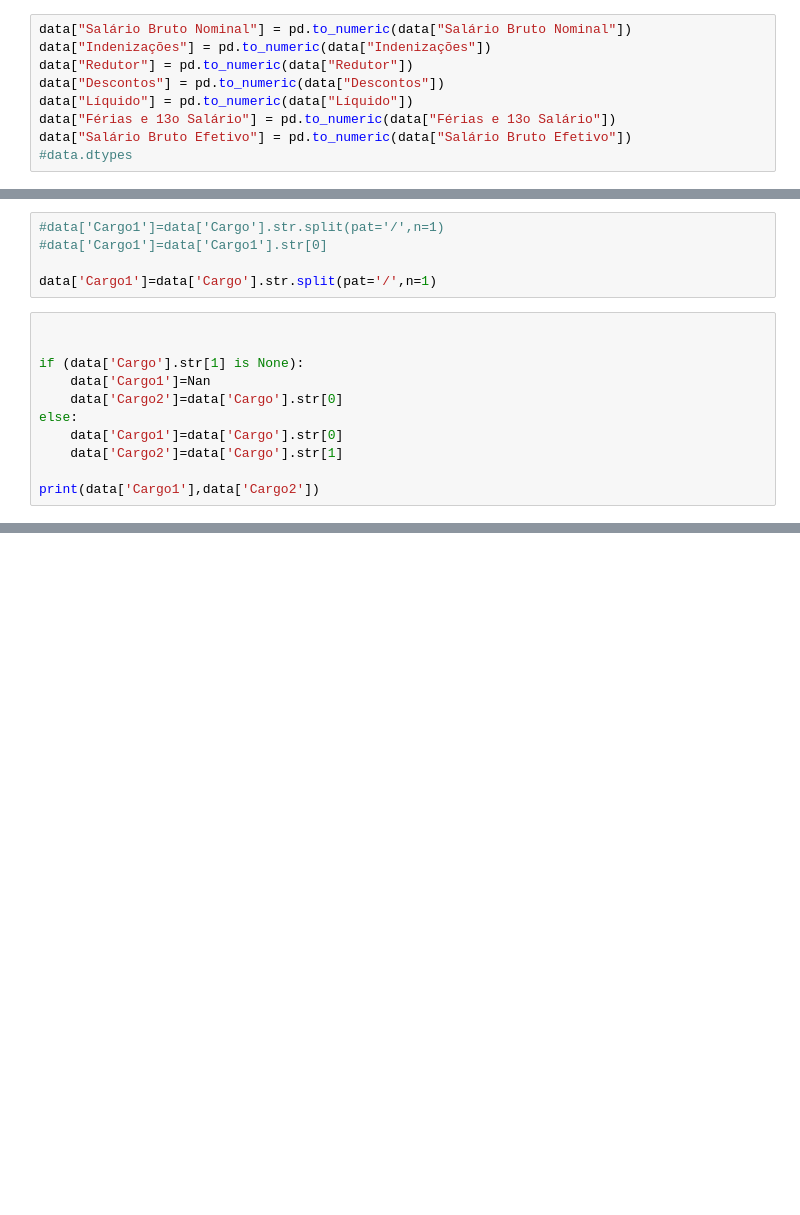
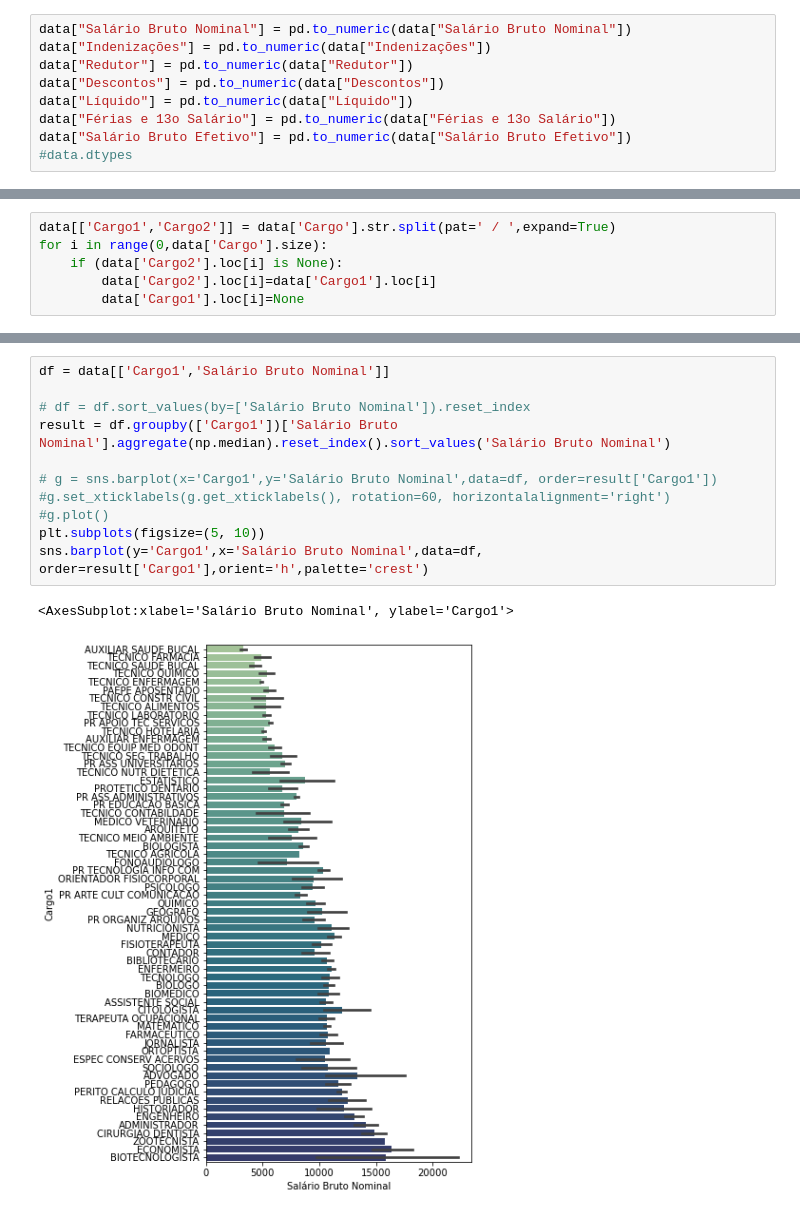
Before and after one commit to Pedronagy/Unicamp_salaries, a Jupyter notebook: Analisys.ipynb, the cells around one changed output, grey strips where cells are left out. Saved outputs shown, nothing was run; the diff lists cells and outputs as text; blank space fills up the shorter version.

```diff
--- a/Analisys.ipynb
+++ b/Analisys.ipynb
@@ -72,16 +70,0 @@ sns.histplot(data['Salário Bruto Efetivo'])
-# %%
-#data['Cargo1']=data['Cargo'].str.split(pat='/',n=1)
-#data['Cargo1']=data['Cargo1'].str[0]
-
-data['Cargo1']=data['Cargo'].str.split(pat='/',n=1)
-# %%
-
-
-if (data['Cargo'].str[1] is None):
-    data['Cargo1']=Nan
-    data['Cargo2']=data['Cargo'].str[0]
-else:
-    data['Cargo1']=data['Cargo'].str[0]
-    data['Cargo2']=data['Cargo'].str[1]
-
-print(data['Cargo1'],data['Cargo2'])
@@ -137,0 +71,6 @@ Name: Cargo, Length: 1000, dtype: object>
+# %%
+data[['Cargo1','Cargo2']] = data['Cargo'].str.split(pat=' / ',expand=True)
+for i in range(0,data['Cargo'].size):
+    if (data['Cargo2'].loc[i] is None):
+        data['Cargo2'].loc[i]=data['Cargo1'].loc[i]
+        data['Cargo1'].loc[i]=None
@@ -137,0 +122,14 @@ Name: Cargo, Length: 1000, dtype: object>
+# %%
+df = data[['Cargo1','Salário Bruto Nominal']]
+
+# df = df.sort_values(by=['Salário Bruto Nominal']).reset_index
+result = df.groupby(['Cargo1'])['Salário Bruto Nominal'].aggregate(np.median).reset_index().sort_values('Salário Bruto Nominal')
+
+# g = sns.barplot(x='Cargo1',y='Salário Bruto Nominal',data=df, order=result['Cargo1'])
+#g.set_xticklabels(g.get_xticklabels(), rotation=60, horizontalalignment='right')
+#g.plot()
+plt.subplots(figsize=(5, 10))
+sns.barplot(y='Cargo1',x='Salário Bruto Nominal',data=df, order=result['Cargo1'],orient='h',palette='crest')
+# %% [output]
+<AxesSubplot:xlabel='Salário Bruto Nominal', ylabel='Cargo1'>
+[figure, added]
```
Also changed, not shown: parts of 14 cells of this notebook.
